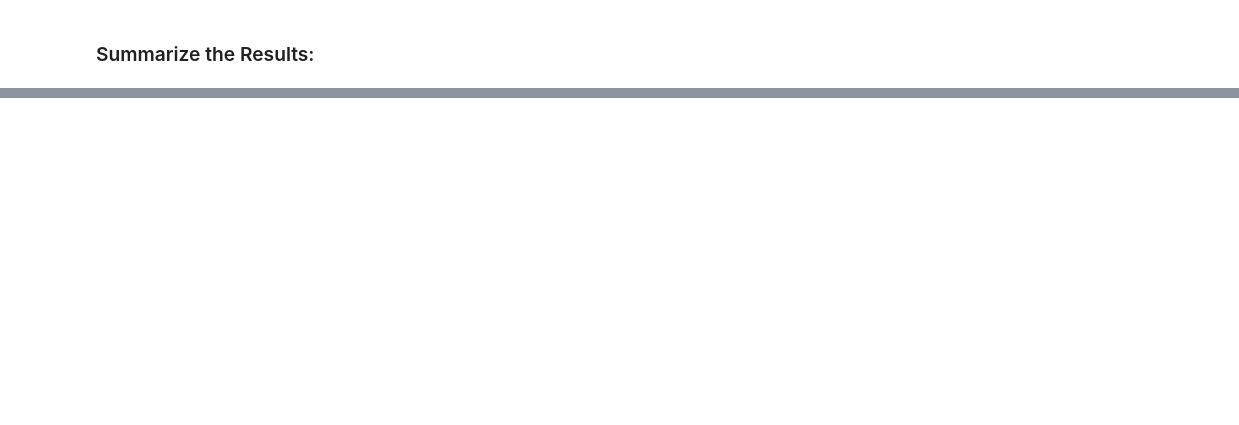
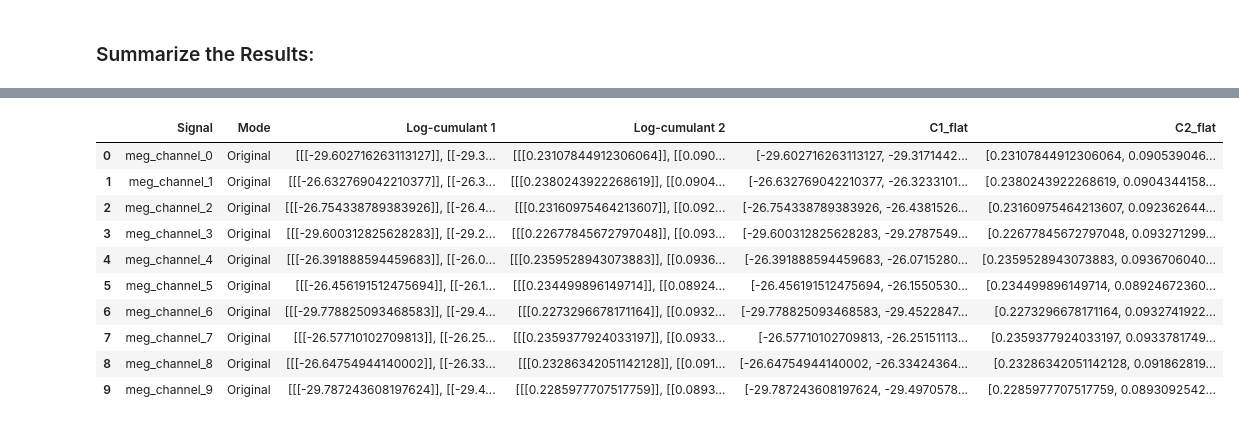
Before and after one commit to sbendimerad/mfa-internship, a Jupyter notebook: notebooks/00_real_pipeline.ipynb, the cells around one changed output, grey strips where cells are left out. Drawn from its saved outputs; the diff is of its cells as text; code cells hidden in the pictures; blank space fills up the shorter version.

```diff
--- a/notebooks/00_real_pipeline.ipynb
+++ b/notebooks/00_real_pipeline.ipynb
@@ -388,0 +457,18 @@ plt.show()
+# %%
+summary_df['C1_flat'] = summary_df['Log-cumulant 1'].apply(lambda arr: arr.flatten())
+summary_df['C2_flat'] = summary_df['Log-cumulant 2'].apply(lambda arr: arr.flatten())
+
+# Check the new columns
+summary_df
+# %% [output]
+|  | Signal | Mode | Log-cumulant 1 | Log-cumulant 2 | C1_flat | C2_flat |
+| 0 | meg_channel_0 | Original | [[[-29.602716263113127]], [[-29.3... | [[[0.23107844912306064]], [[0.090... | [-29.602716263113127, -29.3171442... | [0.23107844912306064, 0.090539046... |
+| 1 | meg_channel_1 | Original | [[[-26.632769042210377]], [[-26.3... | [[[0.2380243922268619]], [[0.0904... | [-26.632769042210377, -26.3233101... | [0.2380243922268619, 0.0904344158... |
+| 2 | meg_channel_2 | Original | [[[-26.754338789383926]], [[-26.4... | [[[0.23160975464213607]], [[0.092... | [-26.754338789383926, -26.4381526... | [0.23160975464213607, 0.092362644... |
+| 3 | meg_channel_3 | Original | [[[-29.600312825628283]], [[-29.2... | [[[0.22677845672797048]], [[0.093... | [-29.600312825628283, -29.2787549... | [0.22677845672797048, 0.093271299... |
+| 4 | meg_channel_4 | Original | [[[-26.391888594459683]], [[-26.0... | [[[0.2359528943073883]], [[0.0936... | [-26.391888594459683, -26.0715280... | [0.2359528943073883, 0.0936706040... |
+| 5 | meg_channel_5 | Original | [[[-26.456191512475694]], [[-26.1... | [[[0.234499896149714]], [[0.08924... | [-26.456191512475694, -26.1550530... | [0.234499896149714, 0.08924672360... |
+| 6 | meg_channel_6 | Original | [[[-29.778825093468583]], [[-29.4... | [[[0.2273296678171164]], [[0.0932... | [-29.778825093468583, -29.4522847... | [0.2273296678171164, 0.0932741922... |
+| 7 | meg_channel_7 | Original | [[[-26.57710102709813]], [[-26.25... | [[[0.2359377924033197]], [[0.0933... | [-26.57710102709813, -26.25151113... | [0.2359377924033197, 0.0933781749... |
+| 8 | meg_channel_8 | Original | [[[-26.64754944140002]], [[-26.33... | [[[0.23286342051142128]], [[0.091... | [-26.64754944140002, -26.33424364... | [0.23286342051142128, 0.091862819... |
+| 9 | meg_channel_9 | Original | [[[-29.787243608197624]], [[-29.4... | [[[0.2285977707517759]], [[0.0893... | [-29.787243608197624, -29.4970578... | [0.2285977707517759, 0.0893092542... |
```
Also changed, not shown: parts of 15 cells of this notebook, 3 other files.
